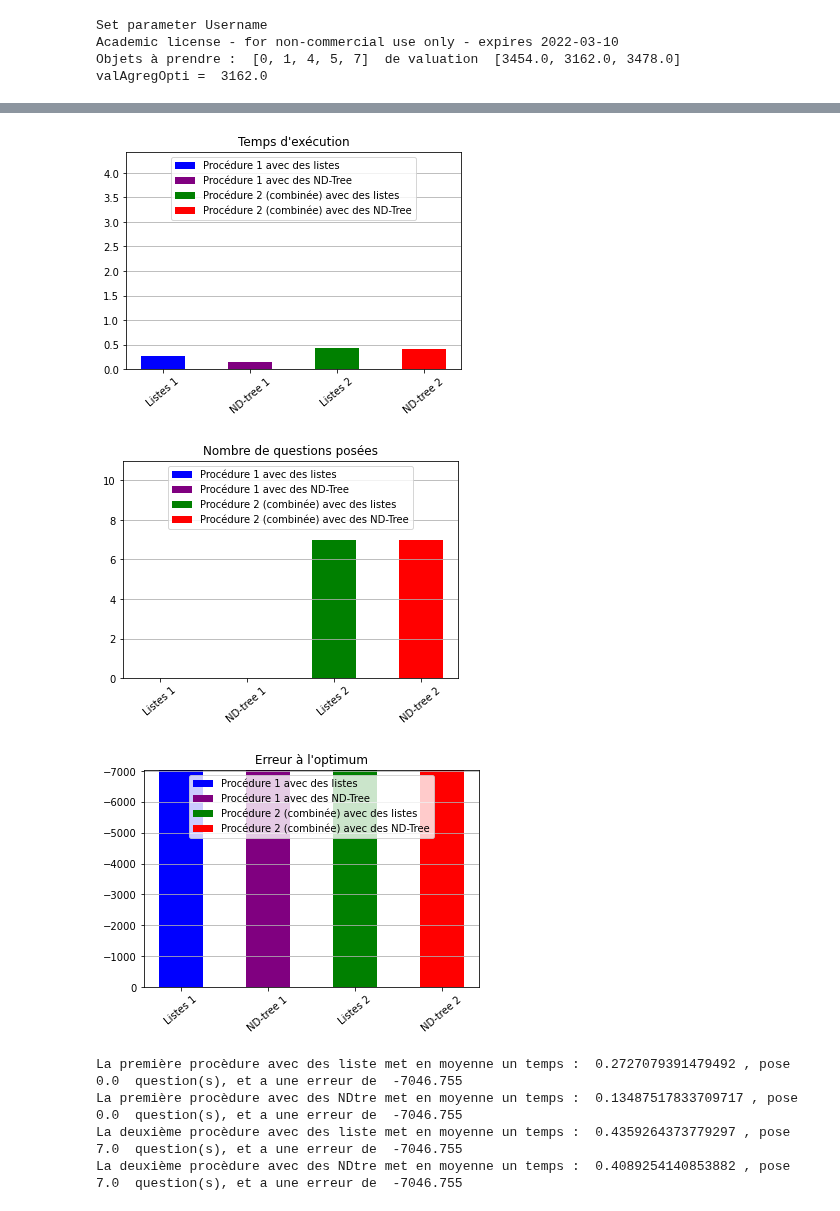
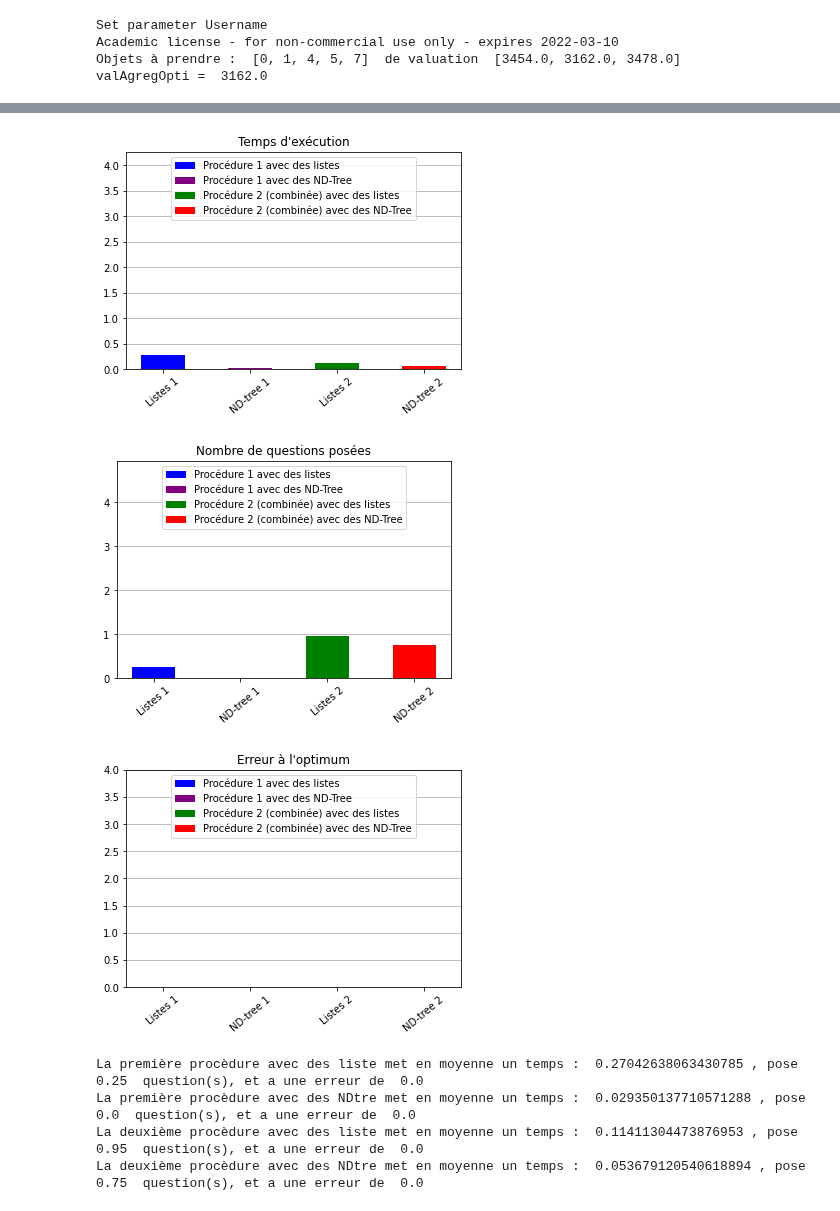
Before and after one commit to EmilieBiegas/Projet-MADMC, a Jupyter notebook: MADMC_Projet.ipynb, the cells around one changed output, grey strips where cells are left out. Cells and saved outputs as stored; diff of their text form; code cells hidden in the pictures.

```diff
--- a/MADMC_Projet.ipynb
+++ b/MADMC_Projet.ipynb
@@ -1016,7 +1018,7 @@ def CSS(X, v, preferences, fctAgregation):
     return round(minimum,2), xOpti, yOpti # Il faut arrondir la valeur du minimax regret pour pouvoir comparer à 0 plus tard sans erreurs
 
 
-def ElicitationIncrementale(X, v, fctAgregation, poids=[], preferences = [], verbose=False):
+def ElicitationIncrementale(X, v, fctAgregation, poids=None, preferences = None, verbose=False):
 	"""Fonction permettant d'effectuer l'élicitation incrémentale des poids des critères (en intéraction avec l'utilisateur)
 	Paramètres : X un ensemble de solutions
 				 v est la matrice de valuation des objets sur les différents critères
@@ -1026,6 +1028,16 @@ def ElicitationIncrementale(X, v, fctAgregation, poids=[], preferences = [], ver
                  verbose indique si on veut afficher le déroulement (True) ou non (False)
 	Retourne une approximation de la solution optimale pour le décideur ainsi que le nombre de questions posées pour l'atteindre"""
 	nbQuestionPosees = 0
+	if poids is None:
+		poids = []
+
+	if preferences is None:
+		preferences = []
+
+	if preferences != []:
+		print("PB preferences dans ElicitationIncrem = ", preferences)
+	else:
+		print("PB prefs vides")
 
 	while True:
 		ValeurMMR, x_A_Demander, y_A_Demander = CSS(X, v, preferences, fctAgregation)
@@ -1034,6 +1046,7 @@ def ElicitationIncrementale(X, v, fctAgregation, poids=[], preferences = [], ver
 
 		if ValeurMMR <= 0: # Dans ce cas, le regret maximum encouru en choisissant x_A_Demander est 0 :
 			               # x_A_Demander est nécessairement optimal dans l'ensemble considéré, donc on le choisit
+			# print("PB Valeur MMR = ", ValeurMMR)
 			return x_A_Demander, nbQuestionPosees
 
 		if x_A_Demander == [] or y_A_Demander == []:
@@ -1090,6 +1103,7 @@ def ElicitationIncrementale(X, v, fctAgregation, poids=[], preferences = [], ver
 				AfficheSolution(solutions_A_Demander[1], v)
 				print("Le décideur a sélectionné la solution ", selectionUtilisateur)
 			nbQuestionPosees += 1
+			print("PB ON POSE UNE QUESTION")
 			# On ajoute la préférence dictée par le décideur
 			preferences.append( (solutions_A_Demander[selectionUtilisateur], solutions_A_Demander[1 - selectionUtilisateur]) )
 
@@ -1308,7 +1322,7 @@ def solutionInitiale(W, w, v):
             vecteurTupleTrie.pop(indAenlever)
     return sol
 
-def PLS_Combine(W, w, v, fctAgregation, poids=[], verbose=False):
+def PLS_Combine(W, w, v, fctAgregation, poids=None, verbose=False):
     """Fonction PLS combinant procédure d'élicitation incrémentale et recherche locale
     Paramètres : W est la capacité du sac
                  w est la liste de poids des objets
@@ -1317,10 +1331,10 @@ def PLS_Combine(W, w, v, fctAgregation, poids=[], verbose=False):
 				 poids permet de préciser le jeux de poids choisi par l'utilisateur si on veut faire la simulation (sans interaction)
                  verbose indique si on veut afficher le déroulement (True) ou non (False)
     Retourne la solution (optimale localement) à conseiller au décideur ainsi que le nombre de questions posées"""
-    if poids == []:
+    if poids is None:
         poidsInconnus = generePoids(v, fctAgregation, verbose=verbose) # On doit garder les même poids pour tout le processus
     else:
-        poidsInconnus = poids
+        poidsInconnus = []
     preferences = [] # Au début, aucune préférence n'est établie, elles vont être mises en paramètres et changées dans la fonction (ce sont des listes)
     nbQuestionPosees = 0 # On compte le nombre de questions posées
 
@@ -1383,7 +1397,7 @@ AfficheSolution(solPreferee, v) # Affichage des solutions obtenues
 # %% [markdown]
 ### Définition de cette deuxième procédure avec des ND-Tree
 # %%
-def PLS_Combine_ND_Tree(W, w, v, fctAgregation, poids=[], verbose=False):
+def PLS_Combine_ND_Tree(W, w, v, fctAgregation, poids=None, verbose=False):
     """Fonction PLS combinant procédure d'élicitation incrémentale et recherche locale avec des ND-Tree
     Paramètres : W est la capacité du sac
                  w est la liste de poids des objets
@@ -1392,10 +1406,10 @@ def PLS_Combine_ND_Tree(W, w, v, fctAgregation, poids=[], verbose=False):
 				 poids permet de préciser le jeux de poids choisi par l'utilisateur si on veut faire la simulation (sans interaction)
                  verbose indique si on veut afficher le déroulement (True) ou non (False)
     Retourne la solution (optimale localement) à conseiller au décideur ainsi que le nombre de questions posées"""
-    if poids == []:
+    if poids is None:
         poidsInconnus = generePoids(v, fctAgregation, verbose=verbose) # On doit garder les même poids pour tout le processus
     else:
-        poidsInconnus = poids
+        poidsInconnus = []
     preferences = [] # Au début, aucune préférence n'est établie, elles vont être mises en paramètres et changées dans la fonction (ce sont des listes)
     nbQuestionPosees = 0 # On compte le nombre de questions posées
     nbCriteres = len(v[0]) # nbCriteres est le nombre de critères à considérer
@@ -1740,6 +1769,7 @@ def ComparaisonsMéthodes(W, w, v, fctAgregation, nbRep=20, verbose=False): # PB
     errOptiProc1List = 0
     nbQuestProc1List = 0
     for i in range(nbRep):
+        XeList = PLS(W, w, v)
         start = time.time()
         xPrefereList, nbQuestionPoseesList1 = ElicitationIncrementale(XeList, v, fctAgregation, poids=ListePoids[i], verbose=verbose)
         tmpsElicitationList += time.time()-start
@@ -1752,13 +1782,14 @@ def ComparaisonsMéthodes(W, w, v, fctAgregation, nbRep=20, verbose=False): # PB
 
     # ---------- 1ere procédure de résolution avec ND-tree ----------
     start = time.time()
-    XeND, Ye = PLS_ND_Tree(W, w, v)
+    XeND, _ = PLS_ND_Tree(W, w, v)
     tmpsGenND = time.time()-start
 
     tmpsElicitationND = 0
     errOptiProc1ND = 0
     nbQuestProc1ND = 0
     for i in range(nbRep):
+        XeND, _ = PLS_ND_Tree(W, w, v)
         start = time.time()
         xPrefereND, nbQuestionPoseesND1 = ElicitationIncrementale(XeND, v, fctAgregation, poids=ListePoids[i], verbose=verbose)
         # print("PB, xConseille = ", xPrefereND, ", càd ", f(xPrefereND, v), ", de gain ", OWA(f(xPrefereND, v), ListePoids[i])) #PB pas tjr OWA
@@ -1810,7 +1841,7 @@ def ComparaisonsMéthodes(W, w, v, fctAgregation, nbRep=20, verbose=False): # PB
 nbObjets = 20
 nbCriteres = 3
 n, W, w, v = LectureInstanceParticuliere("2KP200-TA-0.dat", nbObjets, nbCriteres)
-fctAgregation = "Ch" #"SP" #"OWA"
+fctAgregation = "OWA" #"Ch" #"SP" #"OWA"
 tmpsProc1List, tmpsProc1ND, tmpsProc2List, tmpsProc2ND, nbQuestProc1List, nbQuestProc1ND, nbQuestProc2List, nbQuestProc2ND, errOptiProc1List, errOptiProc1ND, errOptiProc2List, errOptiProc2ND = ComparaisonsMéthodes(W, w, v, fctAgregation, nbRep=20, verbose=False)
 print("La première procèdure avec des liste met en moyenne un temps : ", tmpsProc1List, ", pose ", nbQuestProc1List, " question(s), et a une erreur de ", errOptiProc1List)
 print("La première procèdure avec des NDtre met en moyenne un temps : ", tmpsProc1ND, ", pose ", nbQuestProc1ND, " question(s), et a une erreur de ", errOptiProc1ND)
@@ -1820,7 +1868,7 @@ print("La deuxième procèdure avec des NDtre met en moyenne un temps : ", tmpsP
-[figure, old version]
+[figure, new version]
-[figure, old version]
+[figure, new version]
-[figure, old version]
+[figure, new version]
-La première procèdure avec des liste met en moyenne un temps :  0.2727079391479492 , pose  0.0  question(s), et a une erreur de  -7046.755
-La première procèdure avec des NDtre met en moyenne un temps :  0.13487517833709717 , pose  0.0  question(s), et a une erreur de  -7046.755
-La deuxième procèdure avec des liste met en moyenne un temps :  0.4359264373779297 , pose  7.0  question(s), et a une erreur de  -7046.755
-La deuxième procèdure avec des NDtre met en moyenne un temps :  0.4089254140853882 , pose  7.0  question(s), et a une erreur de  -7046.755
+La première procèdure avec des liste met en moyenne un temps :  0.27042638063430785 , pose  0.25  question(s), et a une erreur de  0.0
+La première procèdure avec des NDtre met en moyenne un temps :  0.029350137710571288 , pose  0.0  question(s), et a une erreur de  0.0
+La deuxième procèdure avec des liste met en moyenne un temps :  0.11411304473876953 , pose  0.95  question(s), et a une erreur de  0.0
+La deuxième procèdure avec des NDtre met en moyenne un temps :  0.053679120540618894 , pose  0.75  question(s), et a une erreur de  0.0
```
Also changed, not shown: parts of 5 cells of this notebook.
